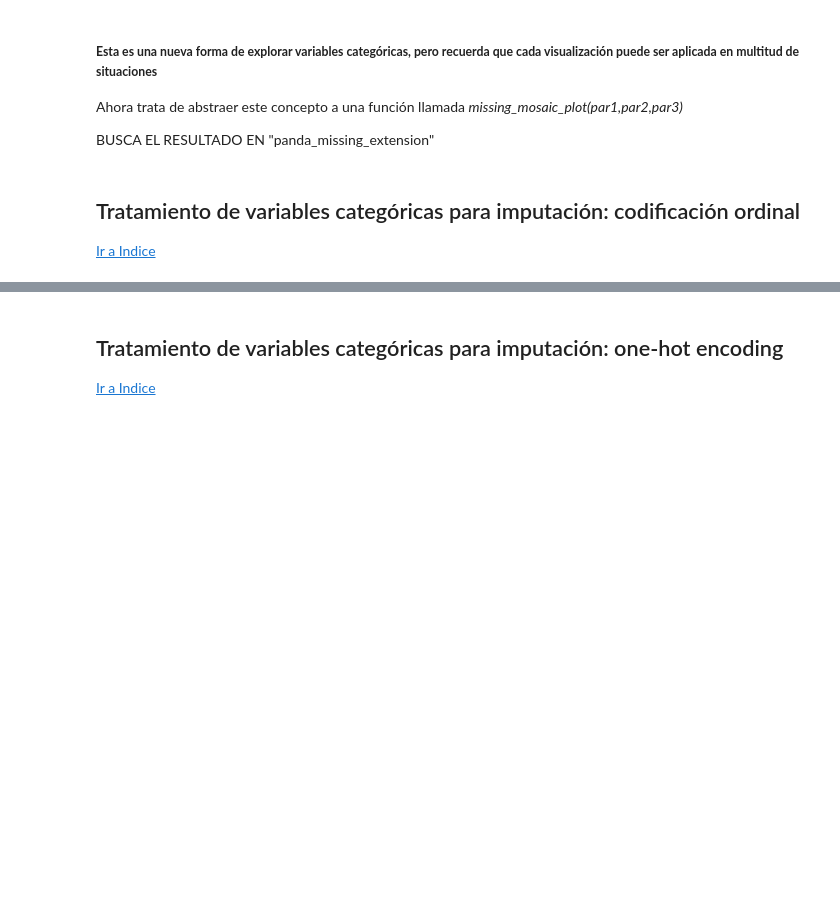
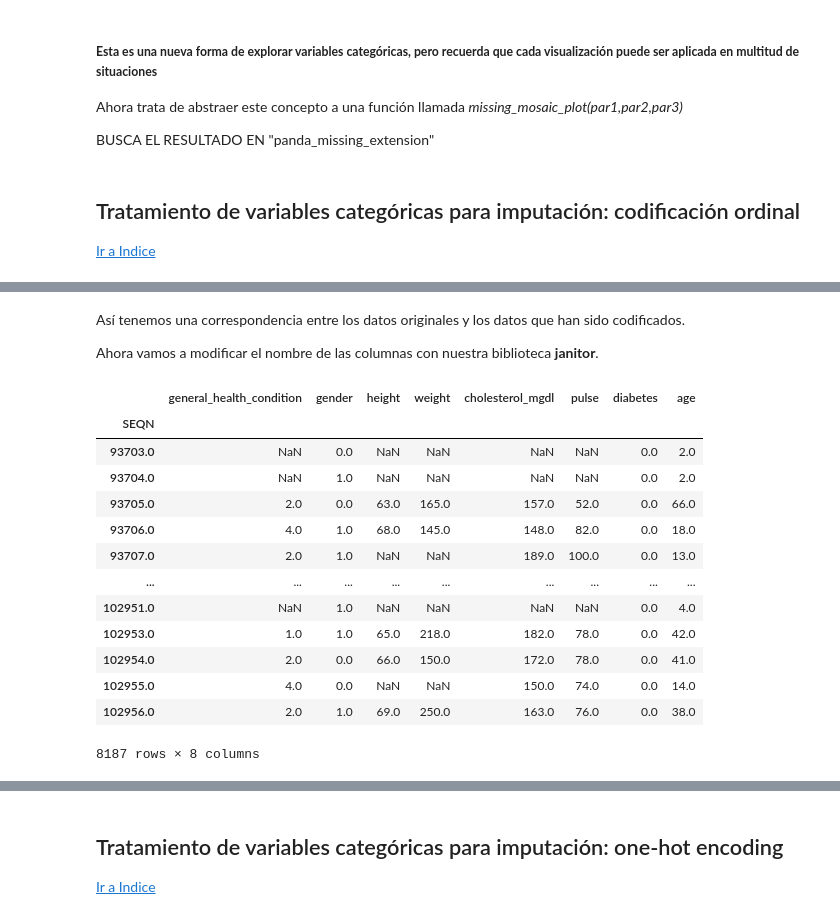
Before and after one commit to DensLopez/imputaci-n, a Jupyter notebook: codes/imputacion.ipynb, the cells around one changed output, grey strips where cells are left out. Saved outputs shown, nothing was run; the diff lists cells and outputs as text; code cells hidden in the pictures; blank space fills up the shorter version.

```diff
--- a/codes/imputacion.ipynb
+++ b/codes/imputacion.ipynb
@@ -1289,0 +1423,6 @@ BUSCA EL RESULTADO EN "panda_missing_extension"
+# %%
+categorical_transformer = sklearn.compose.make_column_transformer(
+   # transformer                          variables a transformar
+   (sklearn.preprocessing.OrdinalEncoder(),categorical_columns),
+   remainder='passthrough'
+)
@@ -1289,0 +1431,6 @@ BUSCA EL RESULTADO EN "panda_missing_extension"
+# %%
+(
+    pd.DataFrame(
+        categorical_transformer.fit_transform(nhanes_df)
+    )
+)
@@ -1289,0 +1453,7 @@ BUSCA EL RESULTADO EN "panda_missing_extension"
+# %%
+(
+    pd.DataFrame(
+        categorical_transformer.fit_transform(nhanes_df),
+        columns=categorical_transformer.get_feature_names_out()
+    )
+)
@@ -1289,0 +1476,8 @@ BUSCA EL RESULTADO EN "panda_missing_extension"
+# %%
+(
+    pd.DataFrame(
+        categorical_transformer.fit_transform(nhanes_df),
+        columns=categorical_transformer.get_feature_names_out(),
+        index=nhanes_df.index
+    )
+)
@@ -1289,0 +1499,33 @@ BUSCA EL RESULTADO EN "panda_missing_extension"
+# %% [markdown]
+Así tenemos una correspondencia entre los datos originales y los datos que han sido codificados.
+
+Ahora vamos a modificar el nombre de las columnas con nuestra biblioteca **janitor**.
+# %%
+(
+    pd.DataFrame(
+        categorical_transformer.fit_transform(nhanes_df),
+        columns=categorical_transformer.get_feature_names_out(),
+        index=nhanes_df.index
+    )
+    .rename_columns(
+        function=lambda x: x.removeprefix('ordinalencoder__')
+    )
+    .rename_columns(
+        function=lambda x: x.removeprefix('remainder__')
+    )
+)
+# %% [output]
+|  | general_health_condition | gender | height | weight | cholesterol_mgdl | pulse | diabetes | age |
+| SEQN |  |  |  |  |  |  |  |  |
+| 93703.0 | NaN | 0.0 | NaN | NaN | NaN | NaN | 0.0 | 2.0 |
+| 93704.0 | NaN | 1.0 | NaN | NaN | NaN | NaN | 0.0 | 2.0 |
+| 93705.0 | 2.0 | 0.0 | 63.0 | 165.0 | 157.0 | 52.0 | 0.0 | 66.0 |
+| 93706.0 | 4.0 | 1.0 | 68.0 | 145.0 | 148.0 | 82.0 | 0.0 | 18.0 |
+| 93707.0 | 2.0 | 1.0 | NaN | NaN | 189.0 | 100.0 | 0.0 | 13.0 |
+| ... | ... | ... | ... | ... | ... | ... | ... | ... |
+| 102951.0 | NaN | 1.0 | NaN | NaN | NaN | NaN | 0.0 | 4.0 |
+| 102953.0 | 1.0 | 1.0 | 65.0 | 218.0 | 182.0 | 78.0 | 0.0 | 42.0 |
+| 102954.0 | 2.0 | 0.0 | 66.0 | 150.0 | 172.0 | 78.0 | 0.0 | 41.0 |
+| 102955.0 | 4.0 | 0.0 | NaN | NaN | 150.0 | 74.0 | 0.0 | 14.0 |
+| 102956.0 | 2.0 | 1.0 | 69.0 | 250.0 | 163.0 | 76.0 | 0.0 | 38.0 |
+8187 rows × 8 columns
```
Also changed, not shown: parts of 30 cells of this notebook.
